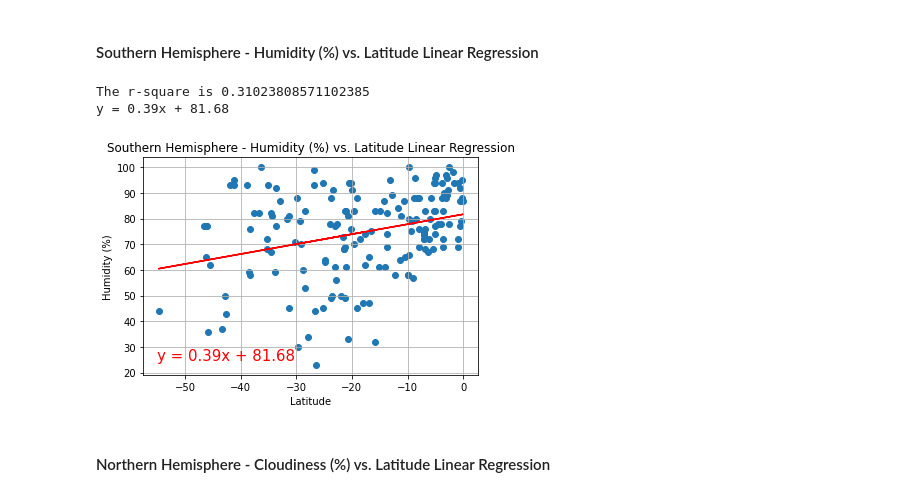
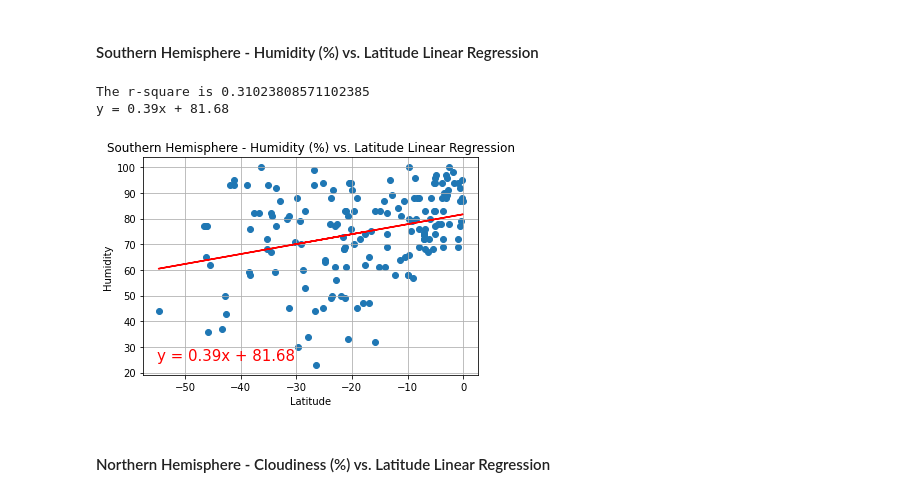
Before and after one commit to dalismo/python-api-challenge, a Jupyter notebook: WeatherPy/WeatherPy.ipynb, the cells around one changed output. Saved outputs shown, nothing was run; the diff lists cells and outputs as text; code cells hidden in the pictures.

```diff
--- a/WeatherPy/WeatherPy.ipynb
+++ b/WeatherPy/WeatherPy.ipynb
@@ -316,16 +316,16 @@ y = 0.12x + 64.43
 # %%
 x_values = southern_df["Lat"]
 y_values = southern_df["Humidity"]
 regEQplotX = -55
 regEQplotY = 25
-y_label = "Humidity (%)"
+y_label = "Humidity"
 plt.title(f'Southern Hemisphere - Humidity (%) vs. Latitude Linear Regression')
 linearRegression(x_values,y_values,regEQplotX,regEQplotY,y_label)
 plt.savefig(f'Southern Hemisphere - Humidity (%) vs. Latitude Linear Regression.png')
 plt.show()
 # %% [output]
 The r-square is 0.31023808571102385
 y = 0.39x + 81.68
-[figure, old version]
+[figure, new version]
 # %% [markdown]
 ####  Northern Hemisphere - Cloudiness (%) vs. Latitude Linear Regression
```
Also changed, not shown: parts of 4 cells of this notebook, 5 other files.
